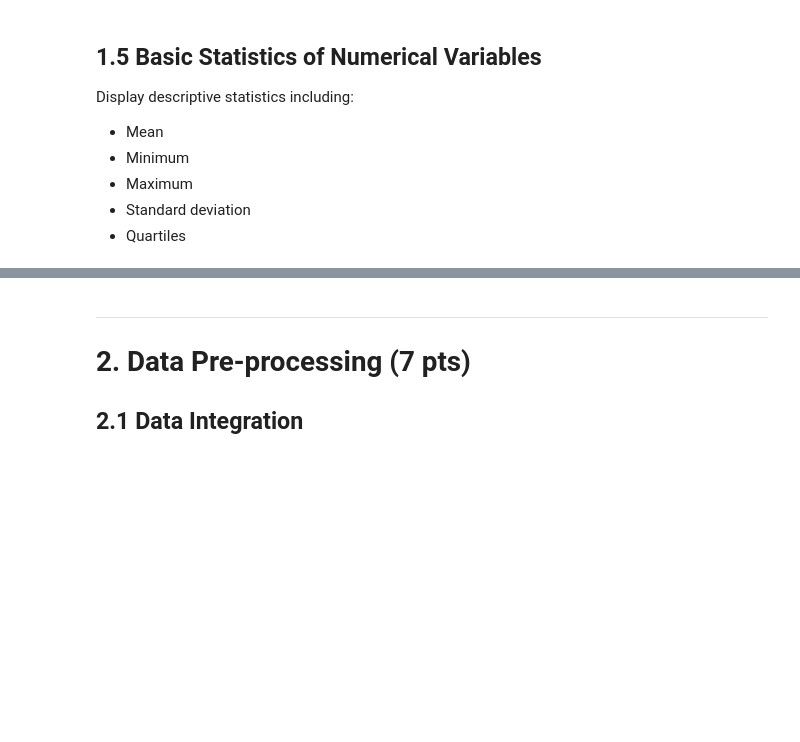
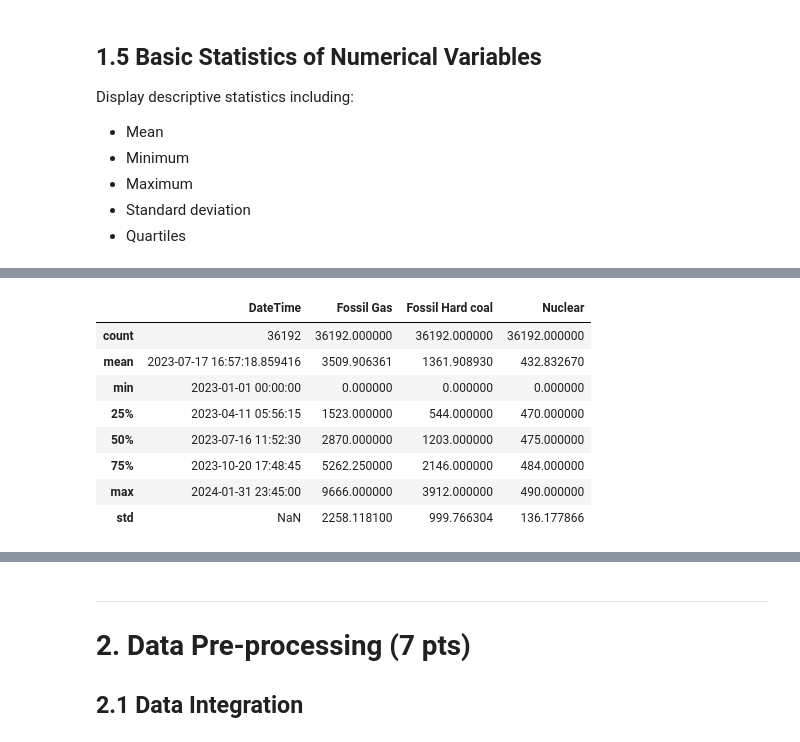
Before and after one commit to daphnemesquita2/1BM110, a Jupyter notebook: Assignment_1.ipynb, the cells around one changed output, grey strips where cells are left out. Cells and saved outputs as stored; diff of their text form; code cells hidden in the pictures; blank space fills up the shorter version.

```diff
--- a/Assignment_1.ipynb
+++ b/Assignment_1.ipynb
@@ -142,0 +202,13 @@ df.describe()
+# %%
+df.fillna(0, inplace=True)
+df.describe() #check that now even count over all variables
+# %% [output]
+|  | DateTime | Fossil Gas | Fossil Hard coal | Nuclear |
+| count | 36192 | 36192.000000 | 36192.000000 | 36192.000000 |
+| mean | 2023-07-17 16:57:18.859416 | 3509.906361 | 1361.908930 | 432.832670 |
+| min | 2023-01-01 00:00:00 | 0.000000 | 0.000000 | 0.000000 |
+| 25% | 2023-04-11 05:56:15 | 1523.000000 | 544.000000 | 470.000000 |
+| 50% | 2023-07-16 11:52:30 | 2870.000000 | 1203.000000 | 475.000000 |
+| 75% | 2023-10-20 17:48:45 | 5262.250000 | 2146.000000 | 484.000000 |
+| max | 2024-01-31 23:45:00 | 9666.000000 | 3912.000000 | 490.000000 |
+| std | NaN | 2258.118100 | 999.766304 | 136.177866 |
```
Also changed, not shown: parts of 25 cells of this notebook.
